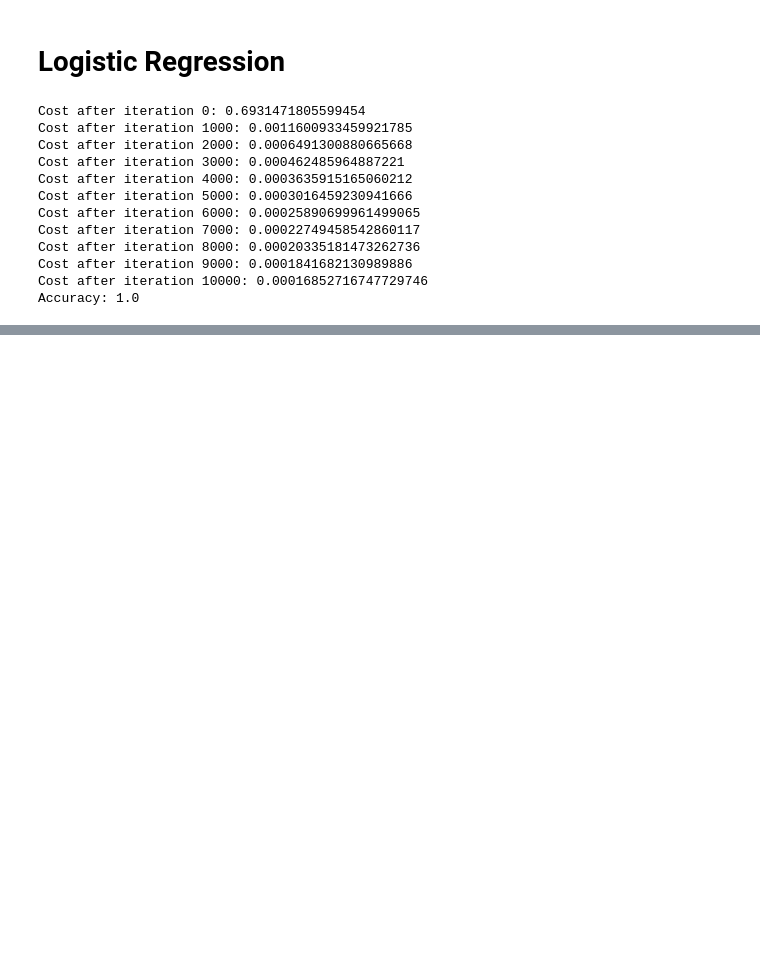
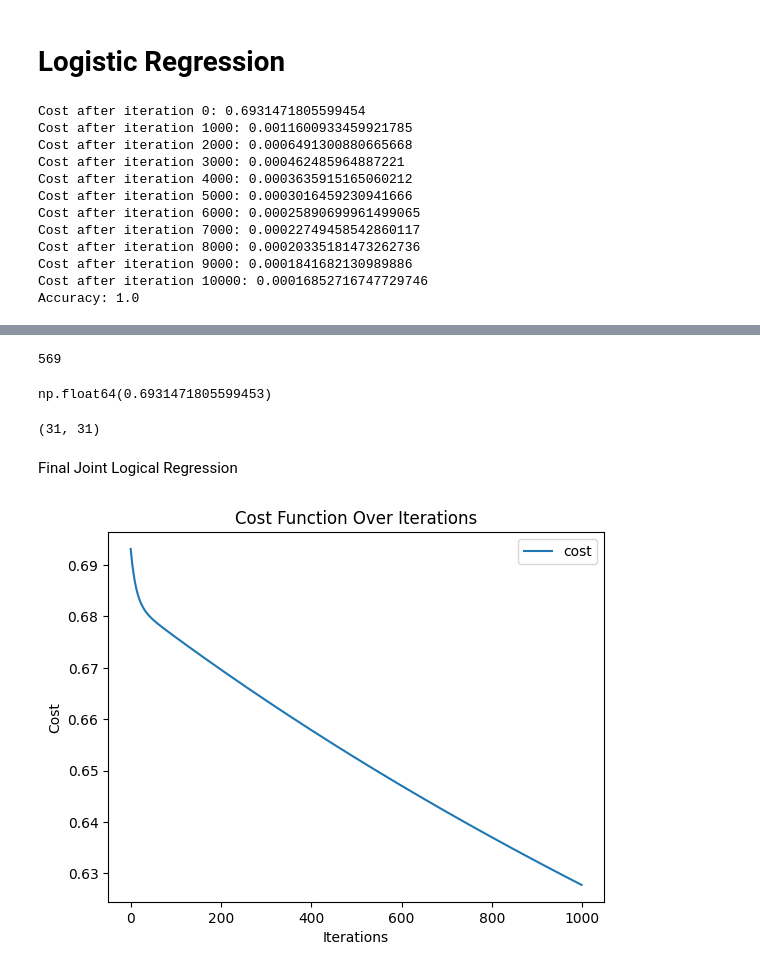
Before and after one commit to anonimity69/Machine-Learning-Basics101, a Jupyter notebook: logistic_reg.ipynb, the cells around one changed output, grey strips where cells are left out. Cells and saved outputs as stored; diff of their text form; code cells hidden in the pictures; blank space fills up the shorter version.

Commit message:
gradient descent

```diff
--- a/logistic_reg.ipynb
+++ b/logistic_reg.ipynb
@@ -78,0 +185,11 @@ Accuracy: 1.0
+# %%
+def compute_cost(prediction, actual):
+    epsilon = 1e-10  # Small value to prevent log(0)
+    prediction = np.clip(prediction, epsilon, 1 - epsilon)  # Ensure predictions are in (0,1)
+
+    m = len(actual)
+    log_of_prediction = np.log(prediction)
+    log_of_one_minus_prediction = np.log(1 - prediction)
+
+    cost = (-1 / m) * np.sum(actual * log_of_prediction + (1 - actual) * log_of_one_minus_prediction)
+    return cost
@@ -78,0 +198,4 @@ Accuracy: 1.0
+# %%
+def calculate_accuracy(class_predictions, actual):
+    accuracy = sum(class_predictions==actual)/len(actual)
+    return accuracy
@@ -78,0 +204,16 @@ Accuracy: 1.0
+# %%
+def gradient_descent(X, y, learning_rate, num_iters):
+    actual = y
+    cost = []
+    accuracies = []
+    params = np.zeros(X.shape[0])
+    m = len(actual)
+    for i in range(num_iters):
+        predictions = compute_hypothesis(params, X)
+        class_prediction = predict_classes(predictions)
+        accuracies.append(calculate_accuracy(class_prediction, actual))
+        cost.append(compute_cost(predictions, actual))
+        errors = predictions - actual
+        gradients = (1/m)*np.matmul(X, errors)
+        params = params - (learning_rate*gradients)
+    return params, cost, accuracies
@@ -78,0 +222,34 @@ Accuracy: 1.0
+# %%
+params = np.zeros(X.shape[0])
+predictions = compute_hypothesis(params, X)
+len(predictions)
+# %% [output]
+569
+# %%
+cost = compute_cost(predictions, y)
+cost
+# %% [output]
+np.float64(0.6931471805599453)
+# %%
+learning_rate = 0.0001
+errors = predictions - y
+gradients = (1/len(y))*np.matmul(X, errors)
+params = params - (learning_rate*gradients)
+len(gradients), len(params)
+# %% [output]
+(31, 31)
+# %% [markdown]
+Final Joint Logical Regression
+# %%
+learning_rate = 0.0000001
+iterations = 1000
+params, cost, accuracies = gradient_descent(X, y, learning_rate, iterations)
+# %%
+plt.plot(np.arange(len(cost)), cost, label='cost')  # Fixed np.arange
+plt.legend(loc='upper right')  # Fixed plt.legend
+plt.xlabel('Iterations')  # Optional: Add x-axis label
+plt.ylabel('Cost')  # Optional: Add y-axis label
+plt.title('Cost Function Over Iterations')  # Optional: Add title
+plt.show()
+# %% [output]
+[figure, added]
```
Also changed, not shown: parts of 23 cells of this notebook.
